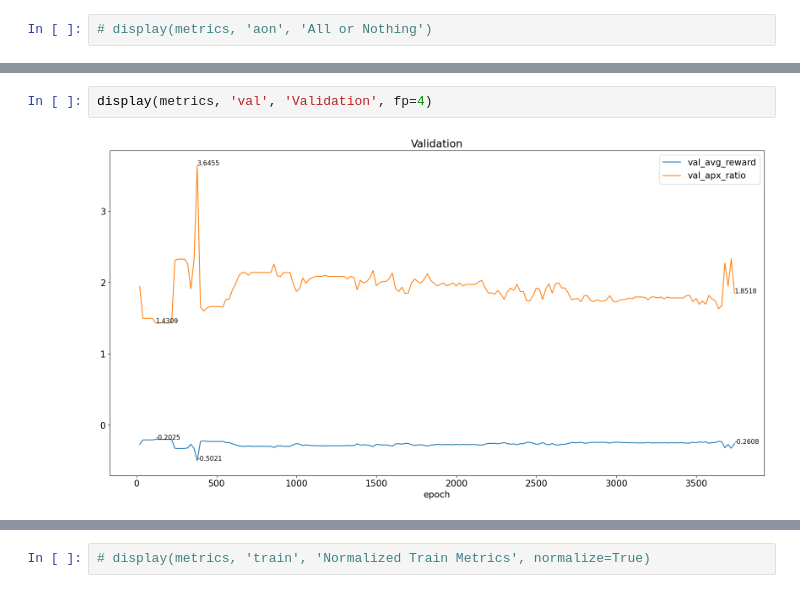
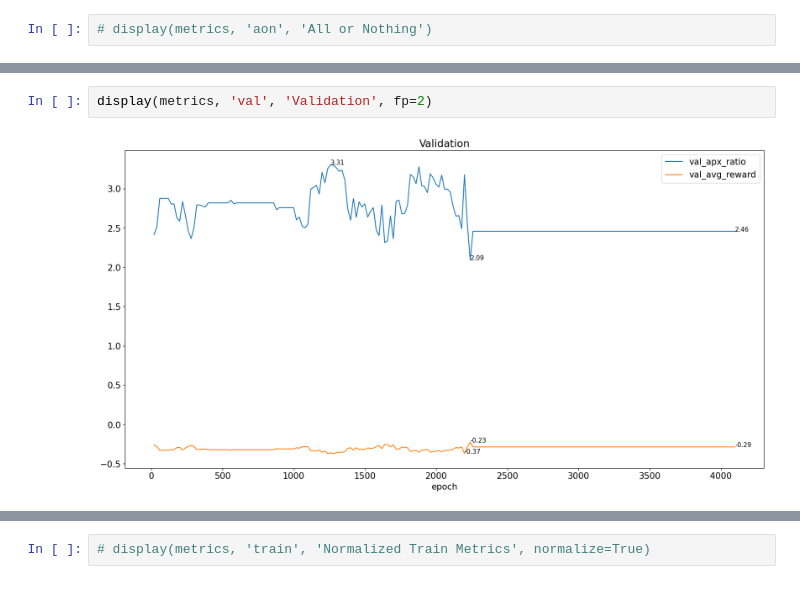
Before and after one commit to osnieltx/gnn-co, a Jupyter notebook: history_visualizer.ipynb, the cells around one changed output, grey strips where cells are left out. Saved outputs shown, nothing was run; the diff lists cells and outputs as text.

```diff
--- a/history_visualizer.ipynb
+++ b/history_visualizer.ipynb
@@ -74,7 +74,7 @@ display(metrics, 'loss', 'Loss', fp=5)
 # %%
-display(metrics, 'val', 'Validation', fp=4)
+display(metrics, 'val', 'Validation', fp=2)
 # %% [output]
-[figure, old version]
+[figure, new version]
 # %%
 display(metrics, 'lr', 'lr', fp=3)
 # %% [output]
```
Also changed, not shown: parts of 5 cells of this notebook, 3 other files.
